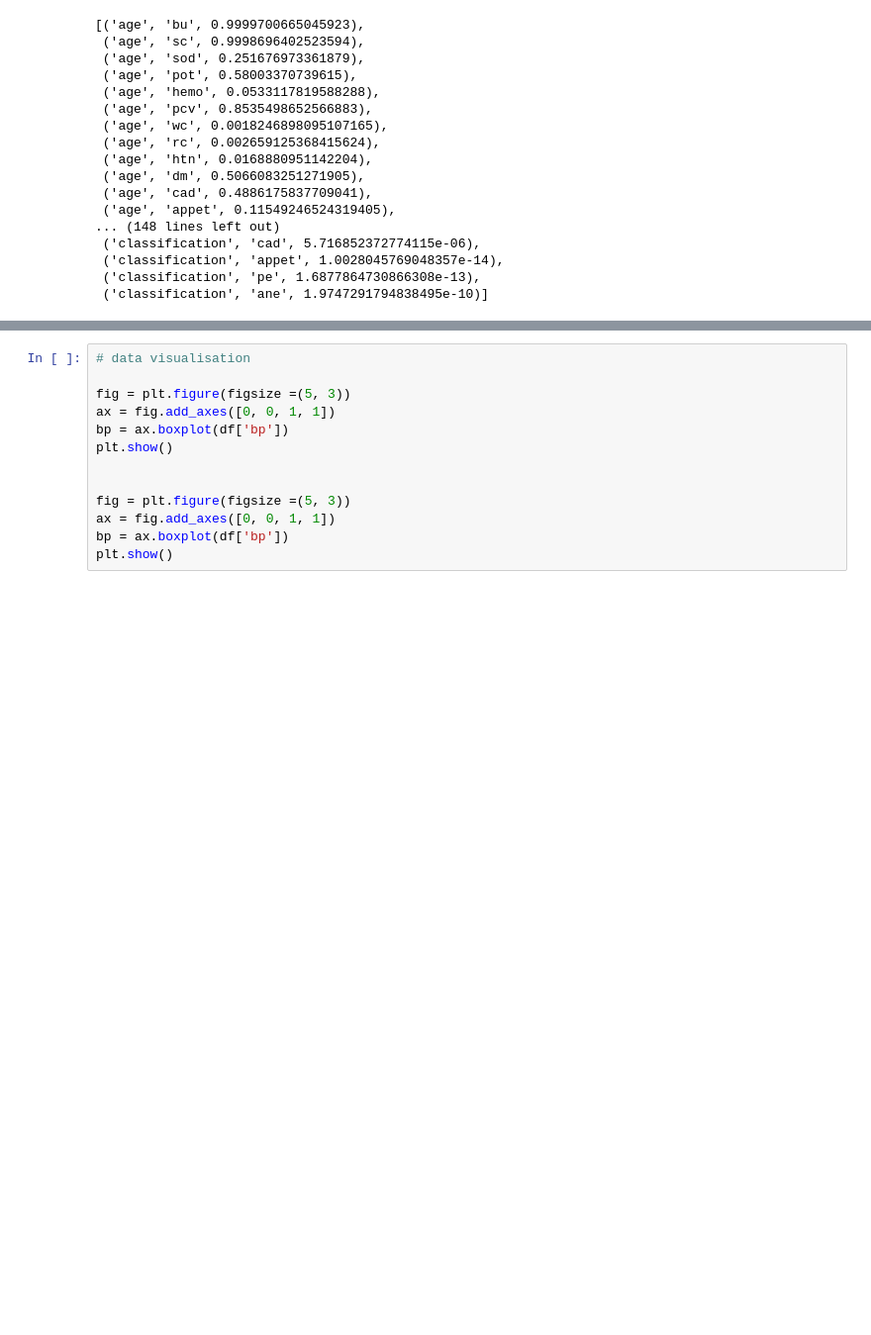
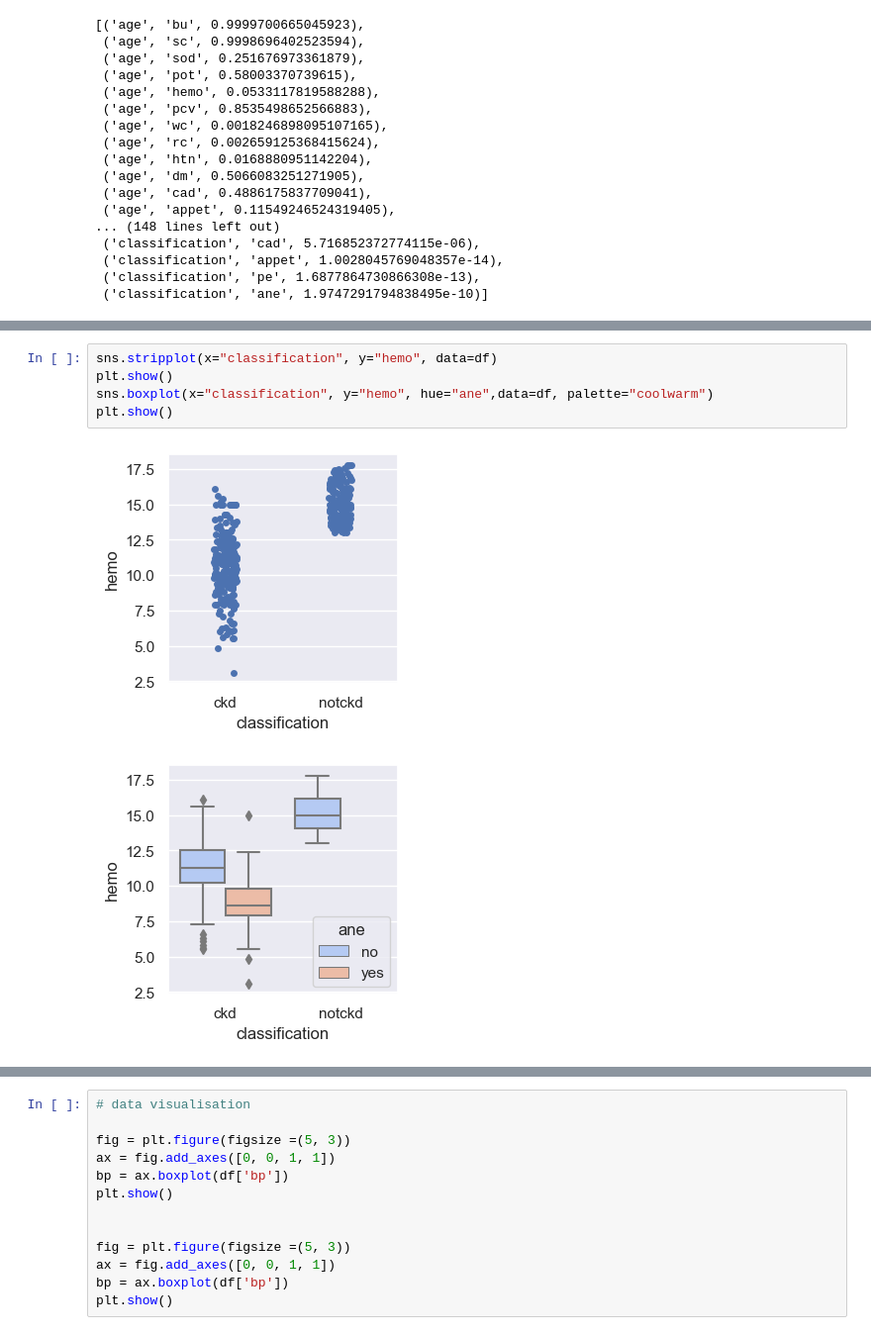
Before and after one commit to R3AlL3nGz3i/kidney_disease_identification, a Jupyter notebook: heart_disease_ml.ipynb, the cells around one changed output, grey strips where cells are left out. Shown: that part at 99% size. Saved outputs shown, nothing was run; the diff lists cells and outputs as text; blank space fills up the shorter version.

```diff
--- a/heart_disease_ml.ipynb
+++ b/heart_disease_ml.ipynb
@@ -284,0 +265,8 @@ ValueError: could not convert string to float: 'normal'
+# %%
+sns.stripplot(x="classification", y="hemo", data=df)
+plt.show()
+sns.boxplot(x="classification", y="hemo", hue="ane",data=df, palette="coolwarm")
+plt.show()
+# %% [output]
+[figure, added]
+[figure, added]
```
Also changed, not shown: parts of 16 cells of this notebook, 1 other file.
